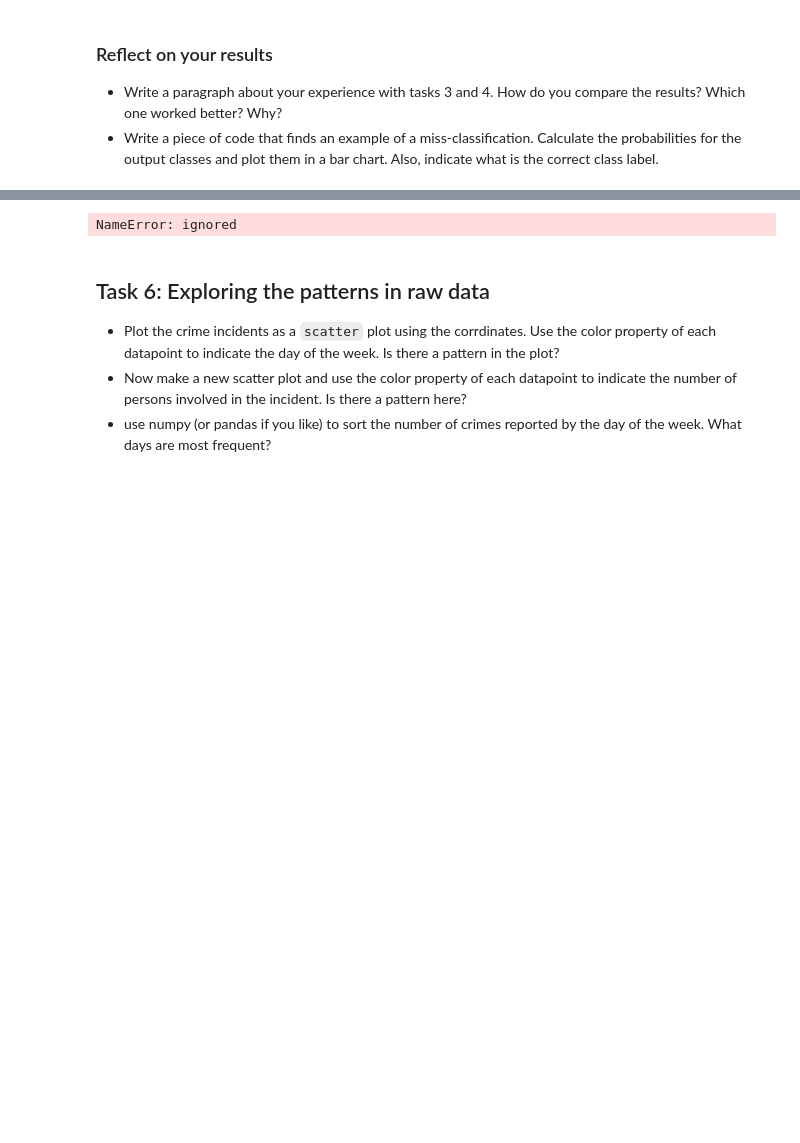
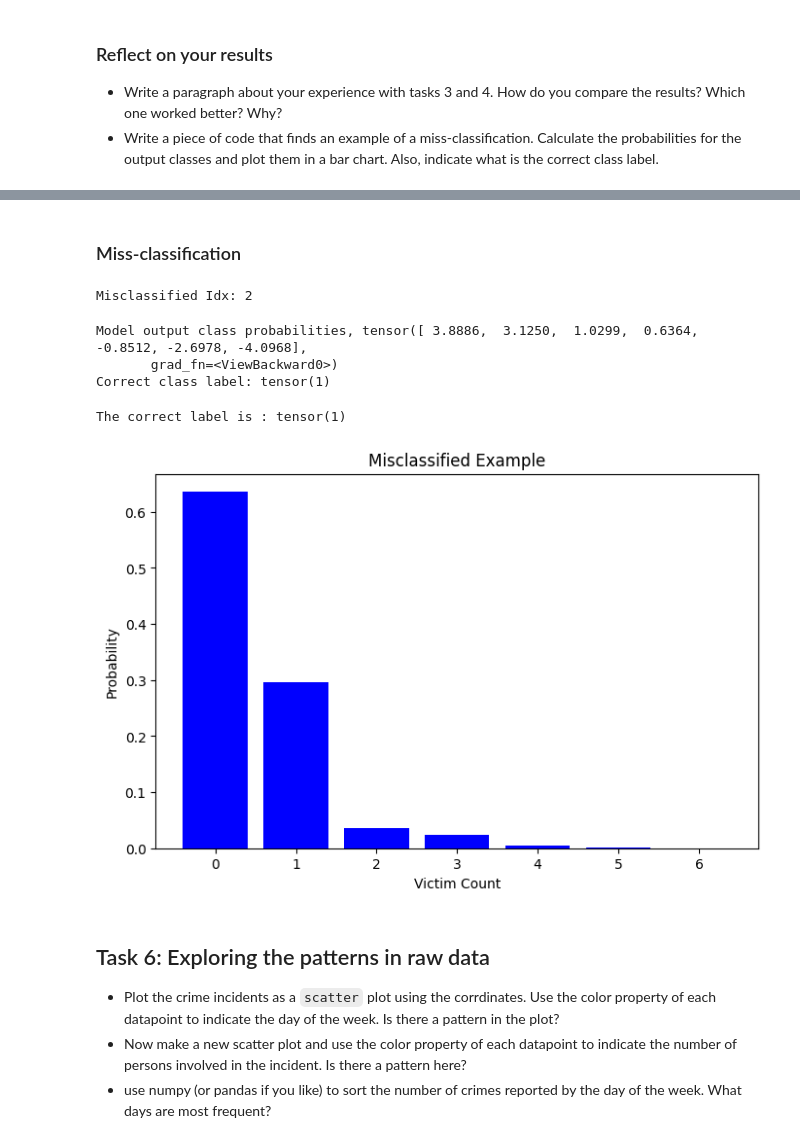
Before and after one commit to bryanl1/pattern-recognition, a Jupyter notebook: HW2/Crime_Stats_Project.ipynb, the cells around one changed output, grey strips where cells are left out. Drawn from its saved outputs; the diff is of its cells as text; code cells hidden in the pictures; blank space fills up the shorter version.

Commit message:
completed,graphics added, rendered at high enough res

```diff
--- a/HW2/Crime_Stats_Project.ipynb
+++ b/HW2/Crime_Stats_Project.ipynb
@@ -110,6 +111,7 @@ VictimCount:0 to 6 are seen to be reported in this data
 
 valuenames = ['X', 'Y', 'Area_Command', 'NIBRSOffenseCode',
        'DayOfWeek', 'Time','VictimCount']
+labels = valuenames
 def printRange(valuenames):
   for x in valuenames:
     print("The value ",x, " ranges from ",df[x].min(), " to value ", df[x].max())
@@ -336,5 +294,7 @@ Number of classes: 7
 # %%
-class_loss = nn.CrossEntropyLoss()
+#Choosing a loss function for classification
+#This decreases as predicted converges to actual label
+loss = nn.CrossEntropyLoss()
 # %%
 # Define the model
 class ClassificationModel(nn.Module):
@@ -435,10 +410,0 @@ tensor(1)
-# %%
-#Finding a miss-classification.
-#The correct class label is
-_, predicted = torch.max(outputs.data, 1)
-error        = predicted - labels
-
-idx_error = error.nonzero()[1,:].detach().item()
-idx_error
-# %% [output]
-NameError: ignored
@@ -456,3 +411,56 @@ plt.title('Target Label = {}'.format(labels[idx].detach().numpy()));
+# %% [markdown]
+### Miss-classification
+# %%
+#Finding an example of a miss-classification,
+#Note: I ran this section after running an earlier version of the model with more errors
+misclassified_indices = []
+input = X_train
+input_label = y_train
+for i in range(len(X_train)):
+    input_data = input[i:i + 1]  # getting some input,
+    true_label = input_label[i]  # True label for the input
+
+    # Forward pass to get the model prediction
+    with torch.no_grad():
+        outputs = model(input_data)
+        _, predicted = torch.max(outputs, 1)
+
+    if predicted.item() != true_label:
+        misclassified_indices.append(i)
+
+print("Misclassified Idx:", misclassified_indices[0])
+# %% [output]
+Misclassified Idx: 2
+# %%
+#Misclassified Value, notice model has highest classification prob at '0' but true is '1'
+print("Model output class probabilities,", model(X_train[2]))
+print("Correct class label:", y_train[2])
+# %% [output]
+Model output class probabilities, tensor([ 3.8886,  3.1250,  1.0299,  0.6364, -0.8512, -2.6978, -4.0968],
+       grad_fn=<ViewBackward0>)
+Correct class label: tensor(1)
+# %%
+# Using the above output raw tensor values for the 7 classes, convert to probabilities
+idx =  misclassified_indices[0]
+logits = np.array([3.8886, 3.1250, 1.0299, 0.6364, -0.8512, -2.6978, -4.0968])
+correct_label = y_train[2]
+print("The correct label is :",correct_label)
+# Calculating the probabilities using softmax, the exp proportion out of the sum
+probs = np.exp(logits) / np.exp(logits).sum()
+# Class labels (indices 0 to 6)
+class_labels = np.arange(len(logits))
+
+# Plotting the probabilities in a bar chart
+plt.figure(figsize=(8, 5))
+plt.bar(class_labels, probs, color='blue')
+plt.xlabel('Victim Count')
+plt.ylabel('Probability')
+plt.title('Misclassified Example')
+plt.xticks(class_labels)
+plt.show()
+# %% [output]
+The correct label is : tensor(1)
+[figure, added]
 # %% [markdown]
 ## Task 6: Exploring the patterns in raw data
 
```
Also changed, not shown: parts of 22 cells of this notebook.
